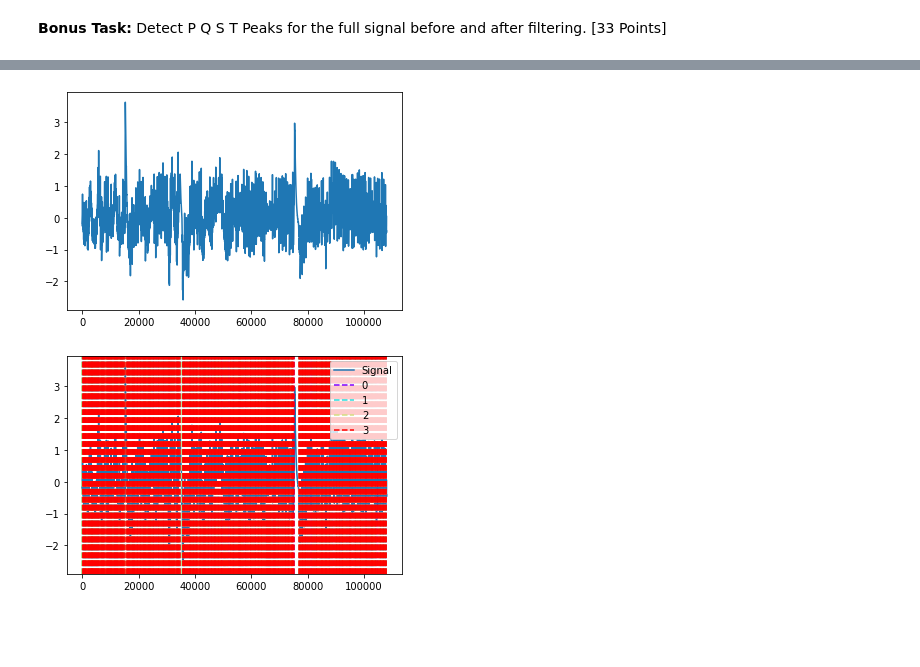
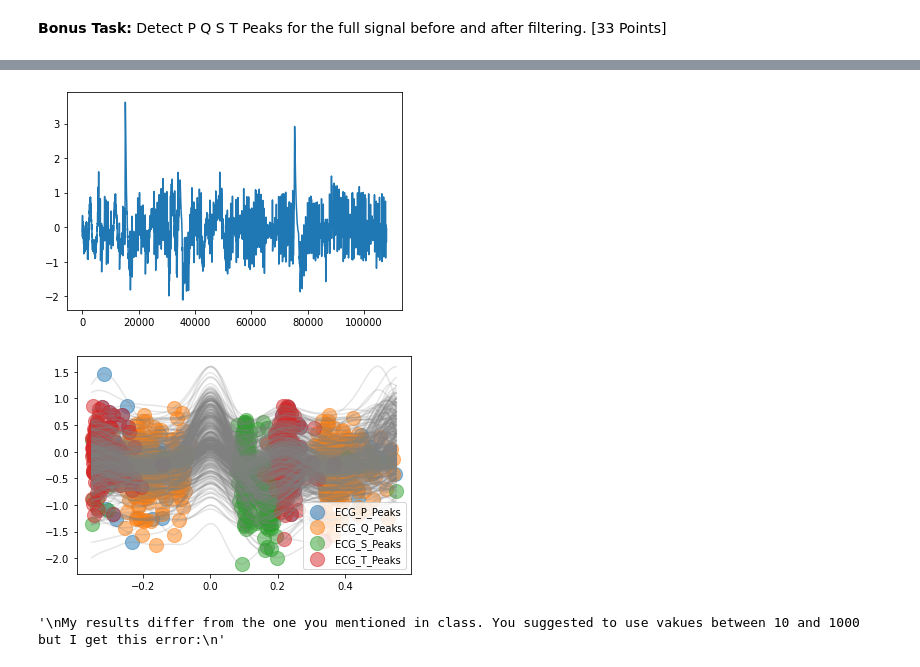
Before and after one commit to haehn/cs480student_2021, a Jupyter notebook: 01/Copy_of_CS480_Assignment_1.ipynb, the cells around one changed output, grey strips where cells are left out. Drawn from its saved outputs; the diff is of its cells as text; code cells hidden in the pictures; blank space fills up the shorter version.

```diff
--- a/01/Copy_of_CS480_Assignment_1.ipynb
+++ b/01/Copy_of_CS480_Assignment_1.ipynb
@@ -208,16 +171,13 @@ print(result*val)
 # %%
 # TODO Let's filter the signal and see if the detection improves.
 # Hint: You can use nk.signal_filter to define a bandpass.
 # Hint 2: Which lowcut and highcut frequencies work well? Play with it :)
 # Hint 3: You don't need to re-calculate the rpeaks since they are pretty accurate in general.
 
-ecg_new = nk.signal_filter(ecg, sampling_rate=SAMPLING_RATE, lowcut=None, highcut=10)
+ecg_new = nk.signal_filter(ecg, sampling_rate=SAMPLING_RATE, lowcut=None, highcut=5)
 plt.plot(ecg_new)
-_, waves_peak = nk.ecg_delineate(ecg_new, rpeaks, sampling_rate=SAMPLING_RATE, method="peak")
-plot = nk.events_plot([waves_peak['ECG_T_Peaks'],
-                       waves_peak['ECG_P_Peaks'],
-                       waves_peak['ECG_Q_Peaks'],
-                       waves_peak['ECG_S_Peaks']], ecg_new)
+_, rpeaks = nk.ecg_peaks(ecg_new, sampling_rate=SAMPLING_RATE)
+_, waves_peak = nk.ecg_delineate(ecg_new, rpeaks, sampling_rate=SAMPLING_RATE, method="peak", show=True, show_type='peaks')
 # %% [output]
-[figure, old version]
+[figure, new version]
-[figure, old version]
+[figure, new version]
@@ -226,3 +184,13 @@ plot = nk.events_plot([waves_peak['ECG_T_Peaks'],
+# %%
+# TODO Does the filtering improve the result?
+'''
+My results differ from the one you mentioned in class. You suggested to use vakues between 10 and 1000 but I get this error:
+ValueError: Digital filter critical frequencies must be 0 < Wn < 1
+
+which probably means that the frequency doesn't exist. So I used the frequency that I got from FFT plot. And I get a good result from None to 3-5 Hz.
+'''
+# %% [output]
+'\nMy results differ from the one you mentioned in class. You suggested to use vakues between 10 and 1000 but I get this error:\n'
 # %%
 #
 # Great job!!
```
Also changed, not shown: parts of 9 cells of this notebook.
